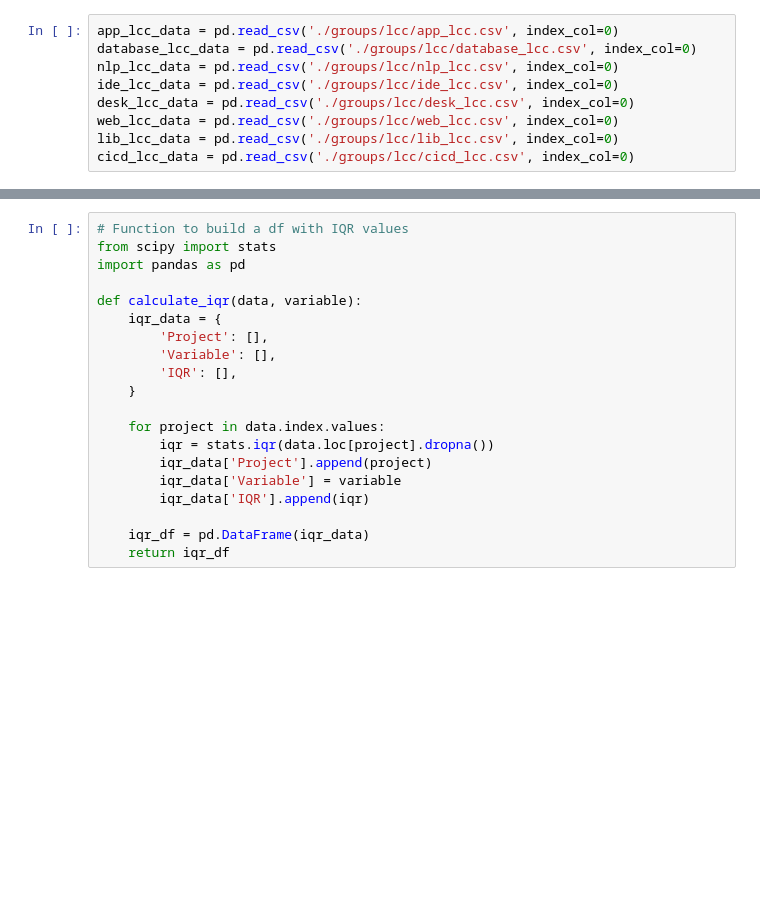
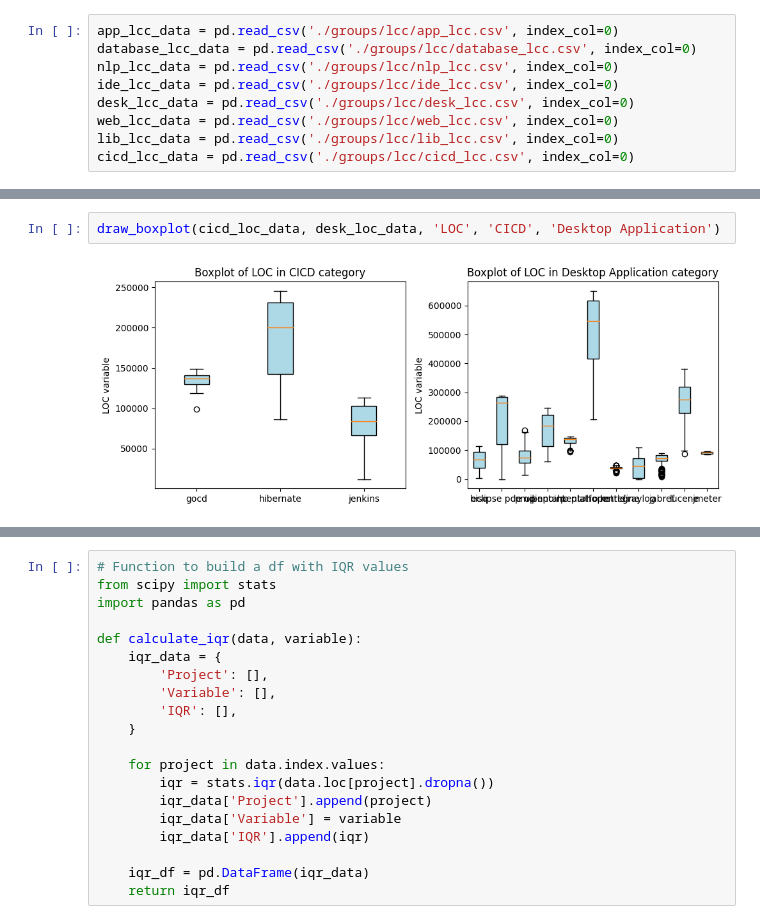
Before and after one commit to alenkaja00/time-series-study, a Jupyter notebook: rq2_analysis.ipynb, the cells around one changed output, grey strips where cells are left out. Drawn from its saved outputs; the diff is of its cells as text; blank space fills up the shorter version.

```diff
--- a/rq2_analysis.ipynb
+++ b/rq2_analysis.ipynb
@@ -39,0 +64,4 @@ cicd_lcc_data = pd.read_csv('./groups/lcc/cicd_lcc.csv', index_col=0)
+# %%
+draw_boxplot(cicd_loc_data, desk_loc_data, 'LOC', 'CICD', 'Desktop Application')
+# %% [output]
+[figure, added]
```
Also changed, not shown: parts of 30 cells of this notebook.
